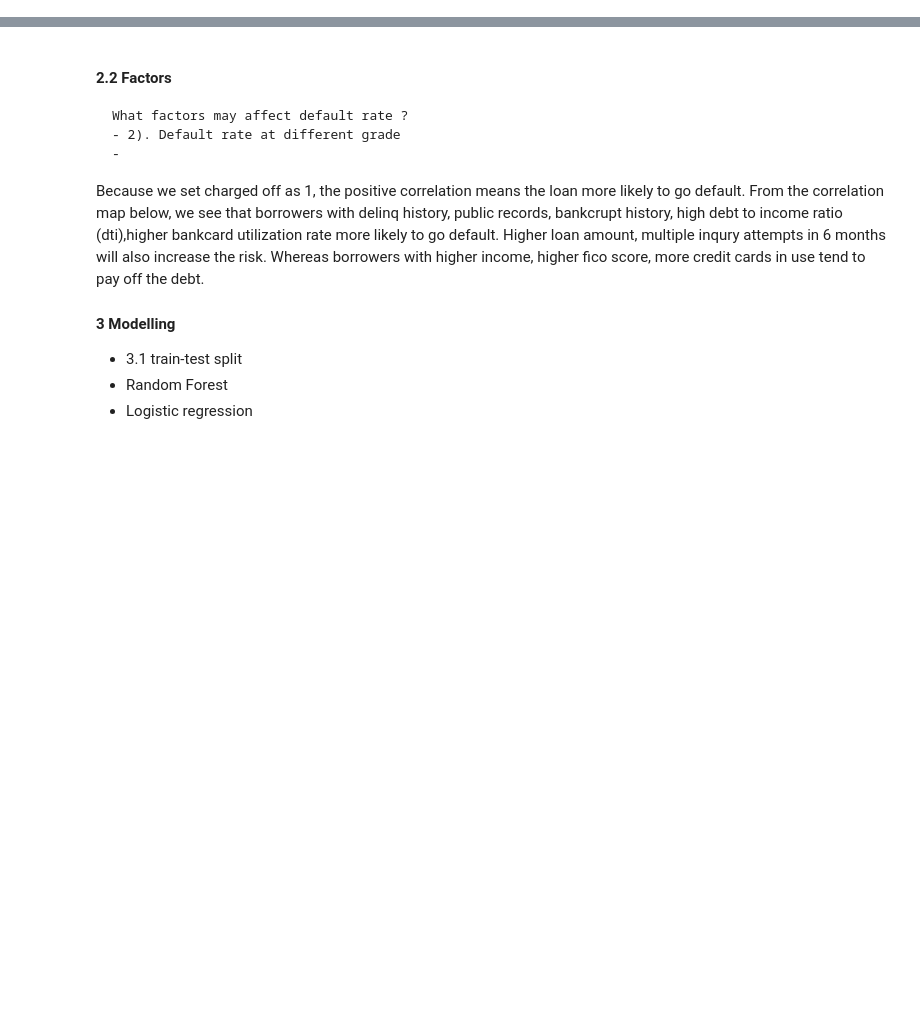
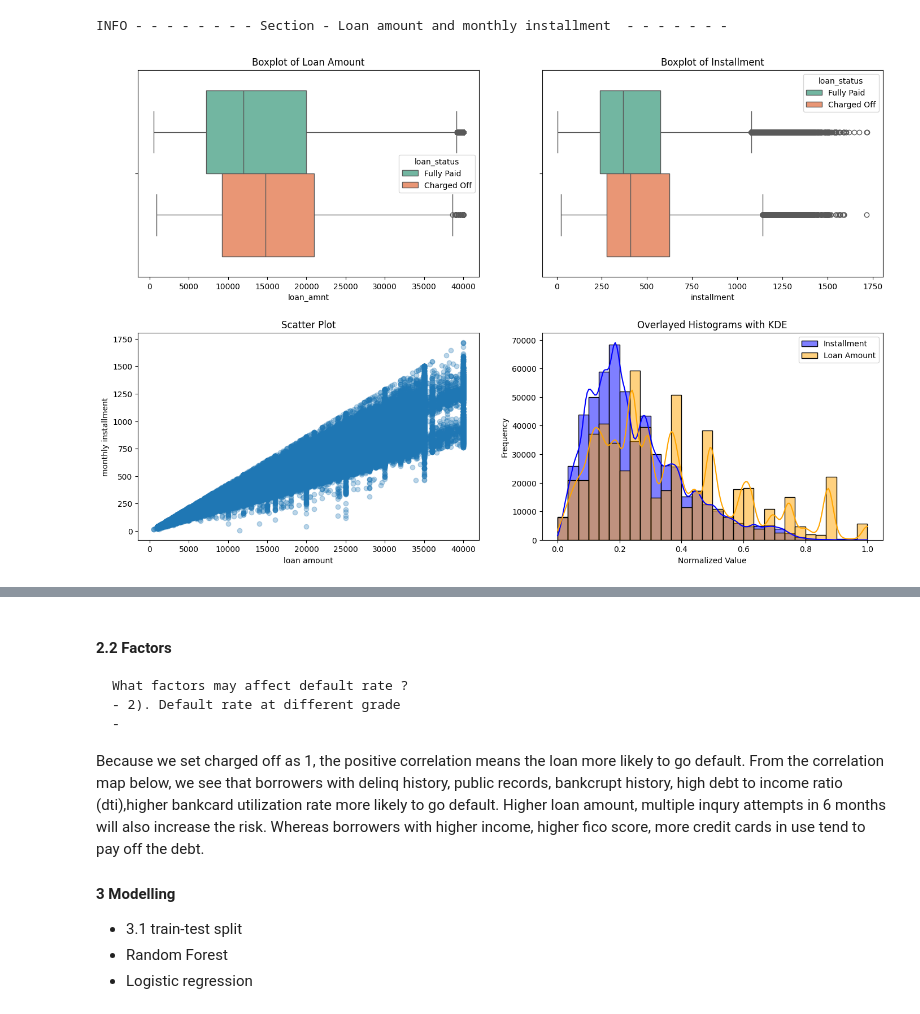
Before and after one commit to mumuxi15/02-Data-Science-Project, a Jupyter notebook: 18-LendingClub/Loan Default Prediction 🏦 (Investor).ipynb, the cells around one changed output, grey strips where cells are left out. Saved outputs shown, nothing was run; the diff lists cells and outputs as text; code cells hidden in the pictures; blank space fills up the shorter version.

```diff
--- a/18-LendingClub/Loan Default Prediction 🏦 (Investor).ipynb
+++ b/18-LendingClub/Loan Default Prediction 🏦 (Investor).ipynb
@@ -261,0 +284,44 @@ _= data_featuring(sample)
+# %%
+from sklearn import preprocessing
+
+def analysis_on_loan_amnt(df):
+
+    fig, axes = plt.subplots(nrows=2, ncols=2, figsize=(15, 10))
+    fig.tight_layout(pad=5.0)
+
+    # boxplot
+    sns.boxplot(data=df[['loan_amnt','loan_status']], x='loan_amnt',hue='loan_status', orient="h", palette="Set2", ax=axes[0,0])
+    axes[0,0].set_title('Boxplot of Loan Amount')
+
+    sns.boxplot(data=df[['installment','loan_status']], x='installment',hue='loan_status', orient="h", palette="Set2", ax=axes[0,1])
+    axes[0,1].set_title('Boxplot of Installment')
+
+
+    ####  Normalization    ######
+    min_max_scaler = preprocessing.MinMaxScaler()
+    x_scaled = min_max_scaler.fit_transform(df[['loan_amnt','installment']].values)
+    scaled_df = pd.DataFrame(x_scaled,columns=['loan_amnt','installment'])
+    u, v = scaled_df['loan_amnt'], scaled_df['installment']
+
+    # Scatter Plot
+    axes[1, 0].scatter(df['loan_amnt'], df['installment'], alpha=0.3)
+    axes[1, 0].set_title('Scatter Plot')
+    axes[1, 0].set_xlabel('loan amount')
+    axes[1, 0].set_ylabel('monthly installment')
+
+    # Overlayed Histograms
+    sns.histplot(v, kde=True, label='Installment', color='blue',bins=30, ax=axes[1,1])
+    sns.histplot(u, kde=True, label='Loan Amount', color='orange', bins=30,ax=axes[1,1])
+    axes[1, 1].set_title('Overlayed Histograms with KDE')
+    axes[1,1].set_xlabel('Normalized Value')
+    axes[1,1].set_ylabel('Frequency')
+    axes[1,1].legend(loc="upper right")
+
+    plt.show()
+
+
+logger.info('Section - Loan amount and monthly installment')
+analysis_on_loan_amnt(loans)
+# %% [output]
+INFO - - - - - - - - Section - Loan amount and monthly installment  - - - - - - -
+[figure, added]
```
Also changed, not shown: parts of 37 cells of this notebook, 2 other files.
